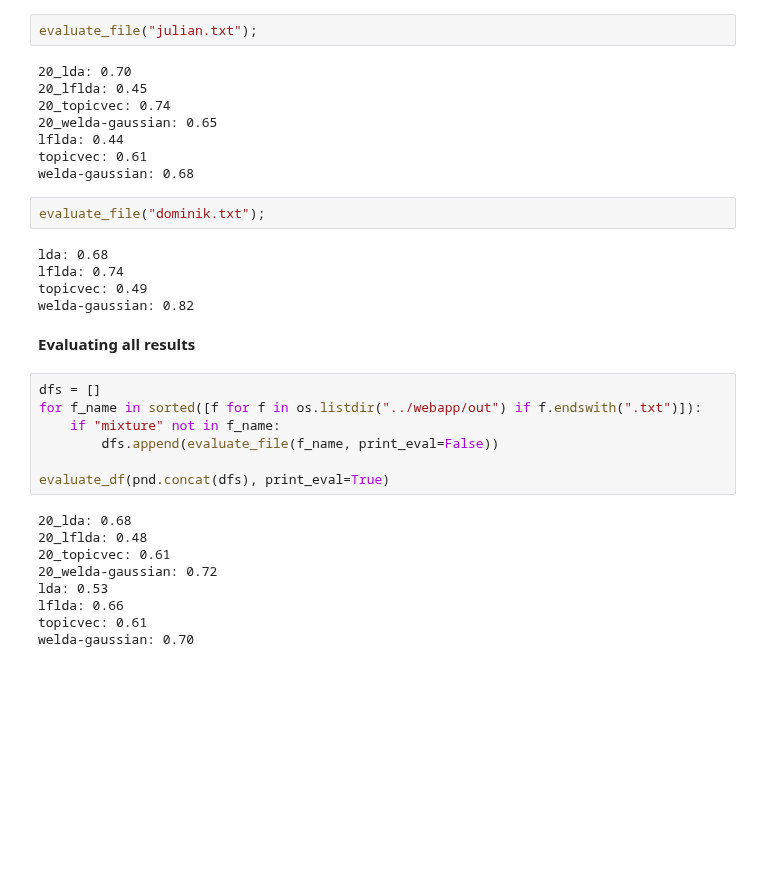
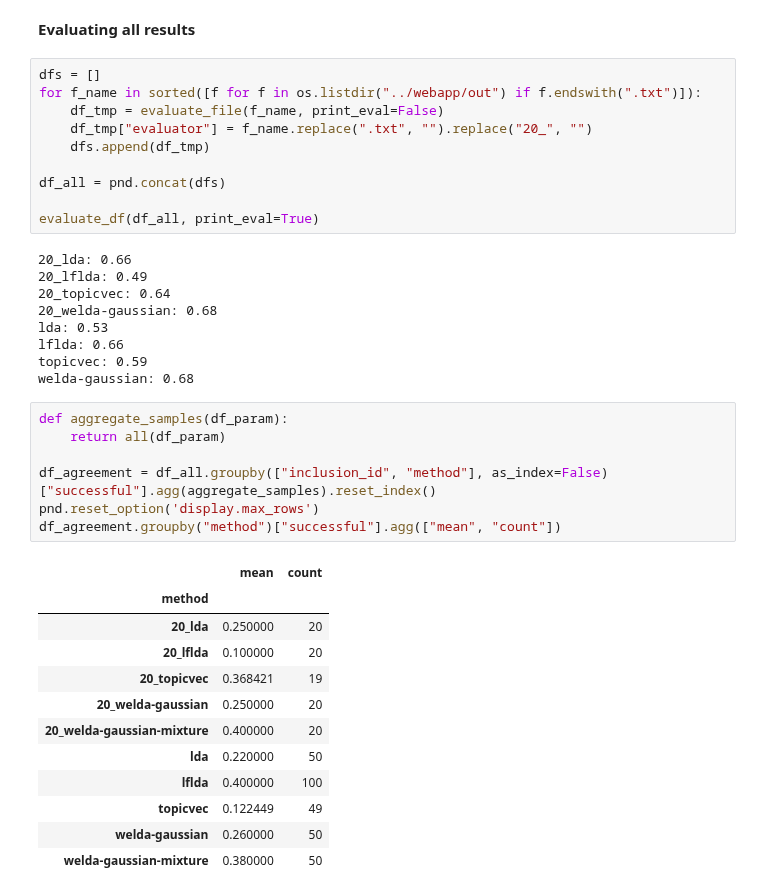
Before and after one commit to knub/master-thesis, a Jupyter notebook: notebooks/Word Intrusion.ipynb, the cells around one changed output. Drawn from its saved outputs; the diff is of its cells as text; blank space fills up the shorter version.

```diff
--- a/notebooks/Word Intrusion.ipynb
+++ b/notebooks/Word Intrusion.ipynb
@@ -64,35 +88,41 @@ welda-gaussian: 0.66
-# %%
-evaluate_file("julian.txt");
-# %% [output]
-20_lda: 0.70
-20_lflda: 0.45
-20_topicvec: 0.74
-20_welda-gaussian: 0.65
-lflda: 0.44
-topicvec: 0.61
-welda-gaussian: 0.68
-# %%
-evaluate_file("dominik.txt");
-# %% [output]
-lda: 0.68
-lflda: 0.74
-topicvec: 0.49
-welda-gaussian: 0.82
 # %% [markdown]
 **Evaluating all results**
 # %%
 dfs = []
 for f_name in sorted([f for f in os.listdir("../webapp/out") if f.endswith(".txt")]):
-    if "mixture" not in f_name:
-        dfs.append(evaluate_file(f_name, print_eval=False))
+    df_tmp = evaluate_file(f_name, print_eval=False)
+    df_tmp["evaluator"] = f_name.replace(".txt", "").replace("20_", "")
+    dfs.append(df_tmp)
 
-evaluate_df(pnd.concat(dfs), print_eval=True)
+df_all = pnd.concat(dfs)
+
+evaluate_df(df_all, print_eval=True)
 # %% [output]
-20_lda: 0.68
-20_lflda: 0.48
-20_topicvec: 0.61
-20_welda-gaussian: 0.72
+20_lda: 0.66
+20_lflda: 0.49
+20_topicvec: 0.64
+20_welda-gaussian: 0.68
 lda: 0.53
 lflda: 0.66
-topicvec: 0.61
-welda-gaussian: 0.70
+topicvec: 0.59
+welda-gaussian: 0.68
+# %%
+def aggregate_samples(df_param):
+    return all(df_param)
+
+df_agreement = df_all.groupby(["inclusion_id", "method"], as_index=False)["successful"].agg(aggregate_samples).reset_index()
+pnd.reset_option('display.max_rows')
+df_agreement.groupby("method")["successful"].agg(["mean", "count"])
+# %% [output]
+|  | mean | count |
+| method |  |  |
+| 20_lda | 0.250000 | 20 |
+| 20_lflda | 0.100000 | 20 |
+| 20_topicvec | 0.368421 | 19 |
+| 20_welda-gaussian | 0.250000 | 20 |
+| 20_welda-gaussian-mixture | 0.400000 | 20 |
+| lda | 0.220000 | 50 |
+| lflda | 0.400000 | 100 |
+| topicvec | 0.122449 | 49 |
+| welda-gaussian | 0.260000 | 50 |
+| welda-gaussian-mixture | 0.380000 | 50 |
```
Also changed, not shown: parts of 7 cells of this notebook.
